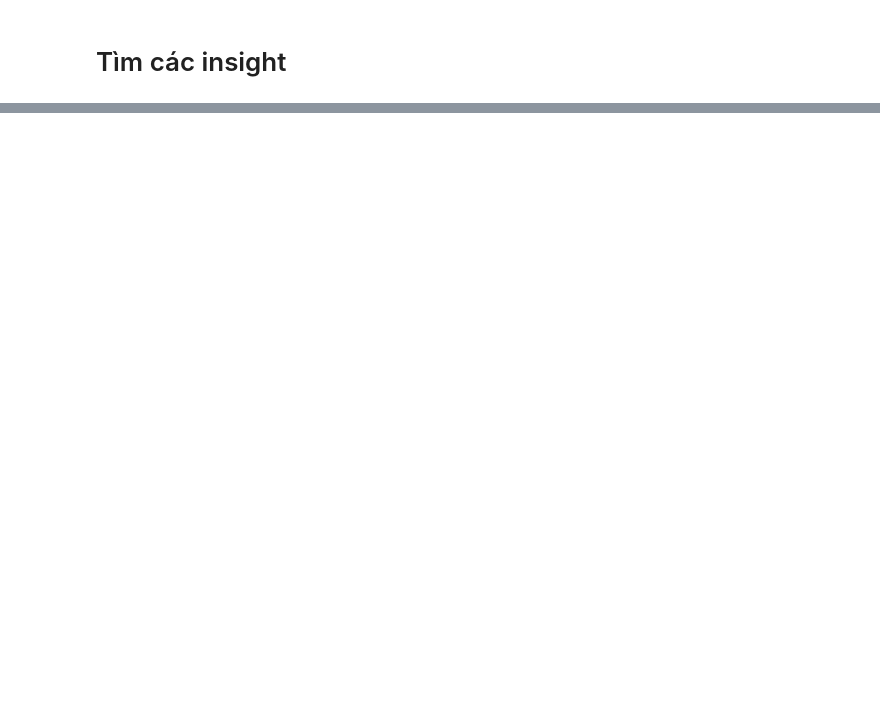
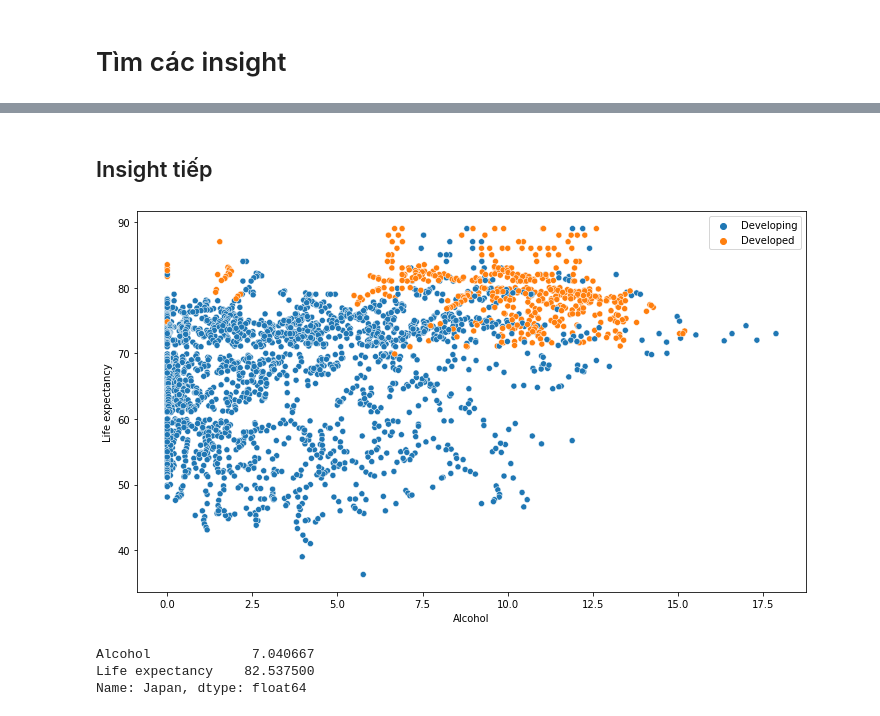
Before and after one commit to XQuyTran/Final_Project_LTKHDL, a Jupyter notebook: final-project.ipynb, the cells around one changed output, grey strips where cells are left out. Saved outputs shown, nothing was run; the diff lists cells and outputs as text; code cells hidden in the pictures; blank space fills up the shorter version.

```diff
--- a/final-project.ipynb
+++ b/final-project.ipynb
@@ -59,0 +416,2 @@ import seaborn as sns
+# %% [markdown]
+## Insight tiếp
@@ -59,0 +420,13 @@ import seaborn as sns
+# %%
+plt.figure(figsize=(12,7))
+sns.scatterplot(x=life_expectancy_df['Alcohol'],y=life_expectancy_df['Life expectancy'],hue=life_expectancy_df['Status'])
+plt.legend()
+plt.show()
+# %% [output]
+[figure, added]
+# %%
+a.loc['Japan',:]
+# %% [output]
+Alcohol             7.040667
+Life expectancy    82.537500
+Name: Japan, dtype: float64
```
Also changed, not shown: parts of 62 cells of this notebook.
